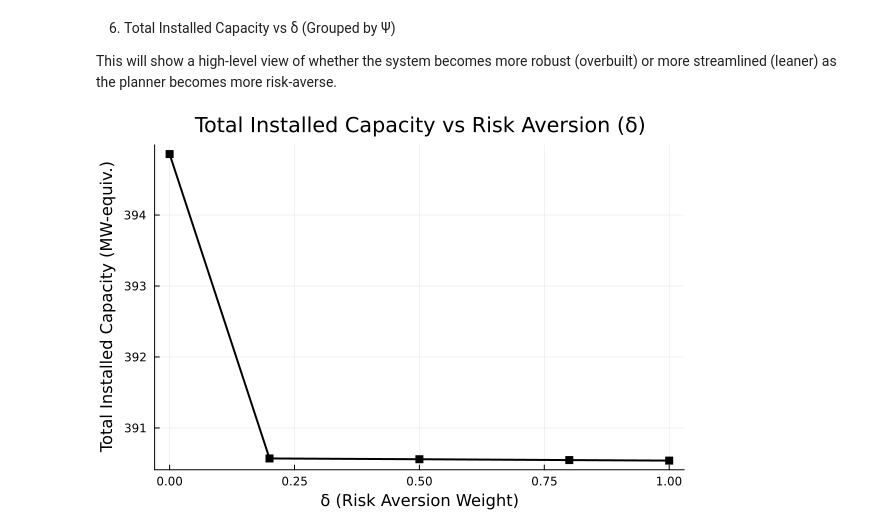
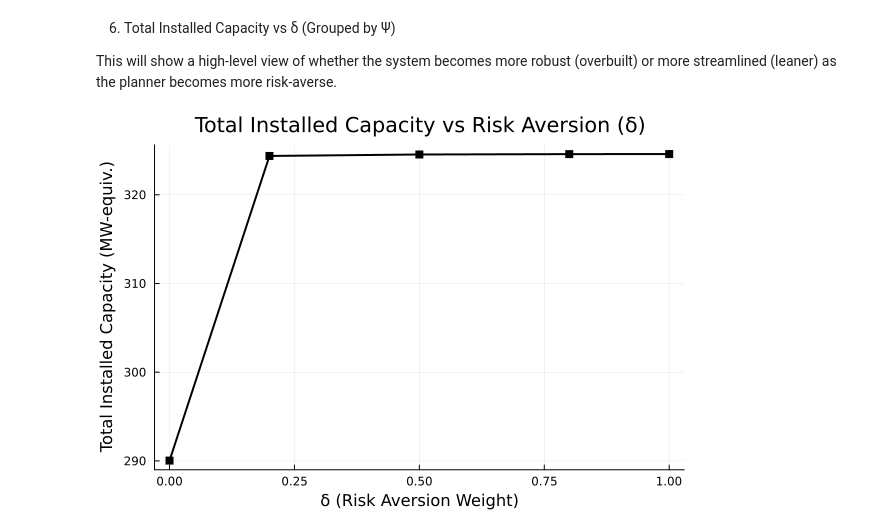
Before and after one commit to Andreas-Makrides-ICL/msc-thesis-incomplete-markets-LDES, a Jupyter notebook: models/Complete_markets_risk_averse_cantral_planner/plotting_results.ipynb, the cells around one changed output. Drawn from its saved outputs; the diff is of its cells as text; code cells hidden in the pictures.

```diff
--- a/models/Complete_markets_risk_averse_cantral_planner/plotting_results.ipynb
+++ b/models/Complete_markets_risk_averse_cantral_planner/plotting_results.ipynb
@@ -1,5 +1,5 @@
 # %%
 using DataFrames, CSV, Plots, StatsPlots
 #Change the name of the excel file
-df = CSV.read("risk_aversion_results_O10T720.csv", DataFrame)
+df = CSV.read("risk_aversion_results_O4T720_synthetic_data.csv", DataFrame)
 # %% [output]
@@ -110,19 +122,19 @@ This will show how the model adds Gas + Battery_Power as δ ↓ to hedge against
 
 This will show a high-level view of whether the system becomes more robust (overbuilt) or more streamlined (leaner) as the planner becomes more risk-averse.
 # %%
-df.total_capacity = df.PV + df.Wind + df.Gas + df.Battery_P + df.Battery_E
+df.total_capacity = df.PV + df.Wind + df.Gas + df.Battery_P + df.LDES_P
 
 @df df plot(:δ, :total_capacity,
     group = :Ψ,
     xlabel = "δ (Risk Aversion Weight)",
     ylabel = "Total Installed Capacity (MW-equiv.)",
     title = "Total Installed Capacity vs Risk Aversion (δ)",
     legend = false,
     lw = 2,
     markershape = :rect,
     markercolor = :black,
     linecolor = :black,
     grid = true
 )
 # %% [output]
-[figure, old version]
+[figure, new version]
```
Also changed, not shown: parts of 7 cells of this notebook, 2 other files.
